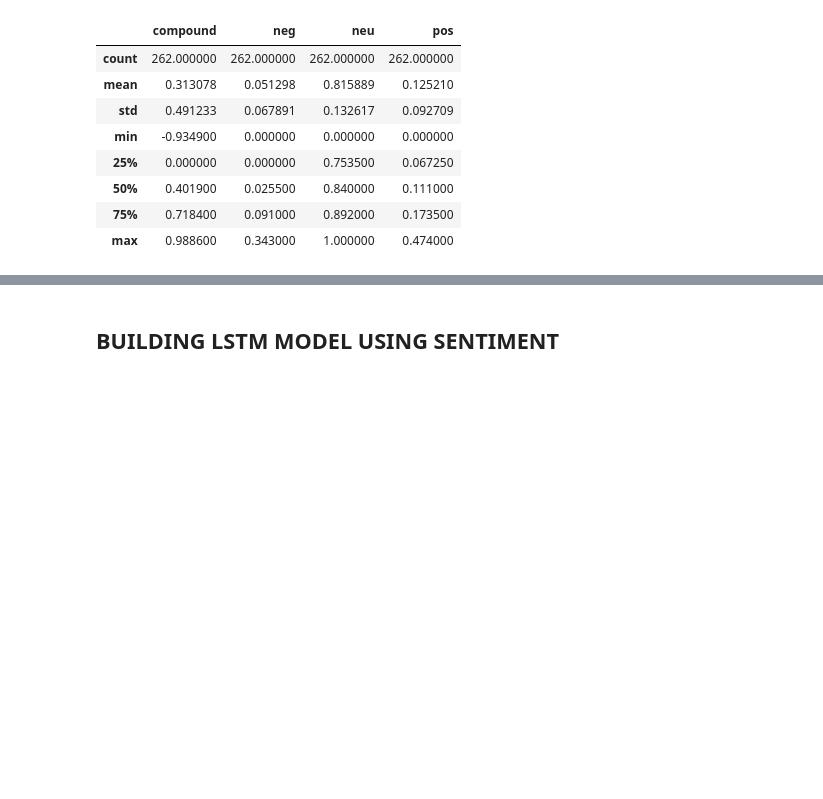
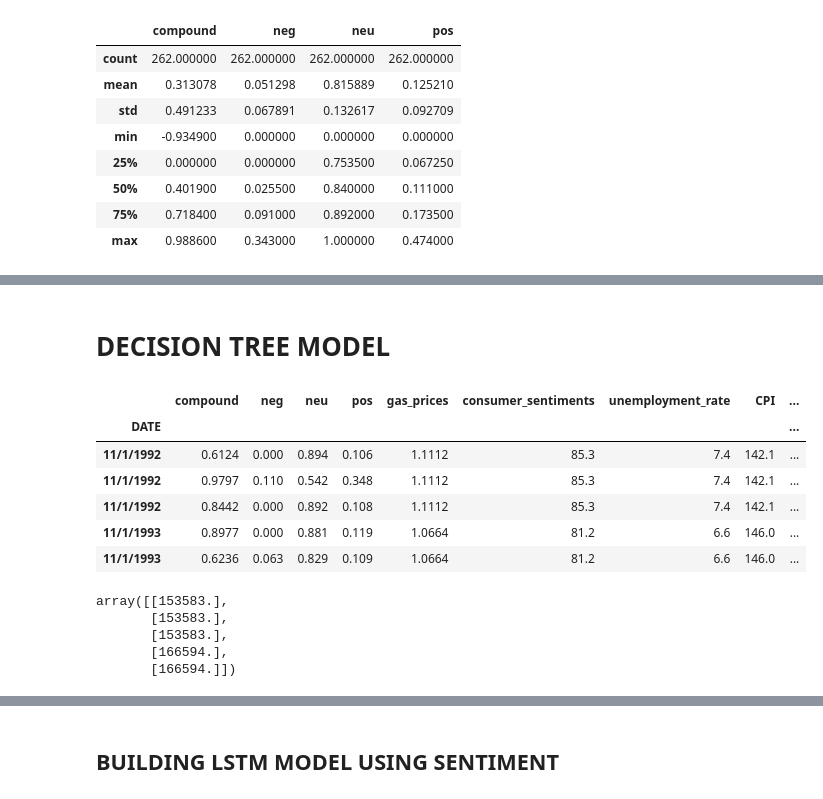
Before and after one commit to junaidqamer/HolidaySales, a Jupyter notebook: NYT_api.ipynb, the cells around one changed output, grey strips where cells are left out. Saved outputs shown, nothing was run; the diff lists cells and outputs as text; code cells hidden in the pictures; blank space fills up the shorter version.

```diff
--- a/NYT_api.ipynb
+++ b/NYT_api.ipynb
@@ -605,0 +627,25 @@ Main_df.head()
+# %% [markdown]
+# DECISION TREE MODEL
+# %%
+# Define features set
+X = Main_df.copy()
+X.drop({"y_monthly_retail","abstract"}, axis=1, inplace=True)
+X.head()
+# %% [output]
+|  | compound | neg | neu | pos | gas_prices | consumer_sentiments | unemployment_rate | CPI | ... |
+| DATE |  |  |  |  |  |  |  |  | ... |
+| 11/1/1992 | 0.6124 | 0.000 | 0.894 | 0.106 | 1.1112 | 85.3 | 7.4 | 142.1 | ... |
+| 11/1/1992 | 0.9797 | 0.110 | 0.542 | 0.348 | 1.1112 | 85.3 | 7.4 | 142.1 | ... |
+| 11/1/1992 | 0.8442 | 0.000 | 0.892 | 0.108 | 1.1112 | 85.3 | 7.4 | 142.1 | ... |
+| 11/1/1993 | 0.8977 | 0.000 | 0.881 | 0.119 | 1.0664 | 81.2 | 6.6 | 146.0 | ... |
+| 11/1/1993 | 0.6236 | 0.063 | 0.829 | 0.109 | 1.0664 | 81.2 | 6.6 | 146.0 | ... |
+# %%
+# Define target vector
+y = Main_df["y_monthly_retail"].values.reshape(-1, 1)
+y[:5]
+# %% [output]
+array([[153583.],
+       [153583.],
+       [153583.],
+       [166594.],
+       [166594.]])
```
Also changed, not shown: parts of 28 cells of this notebook.
